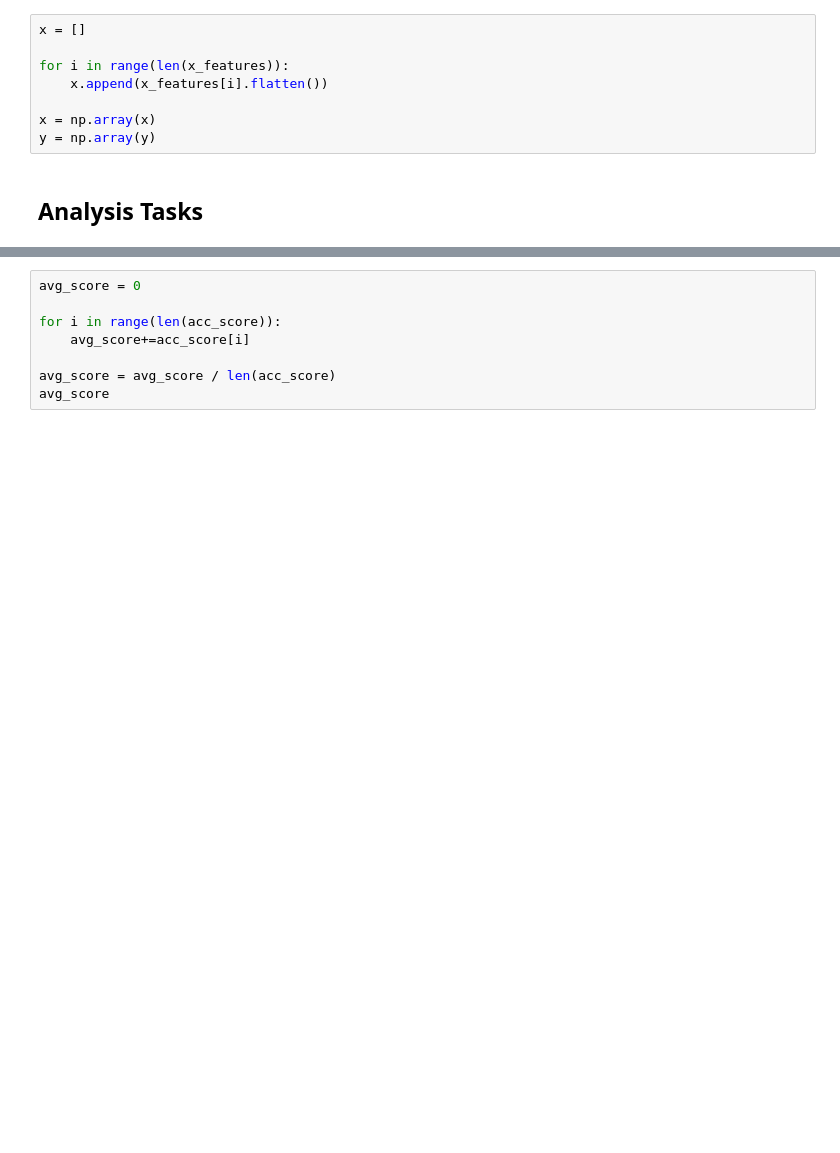
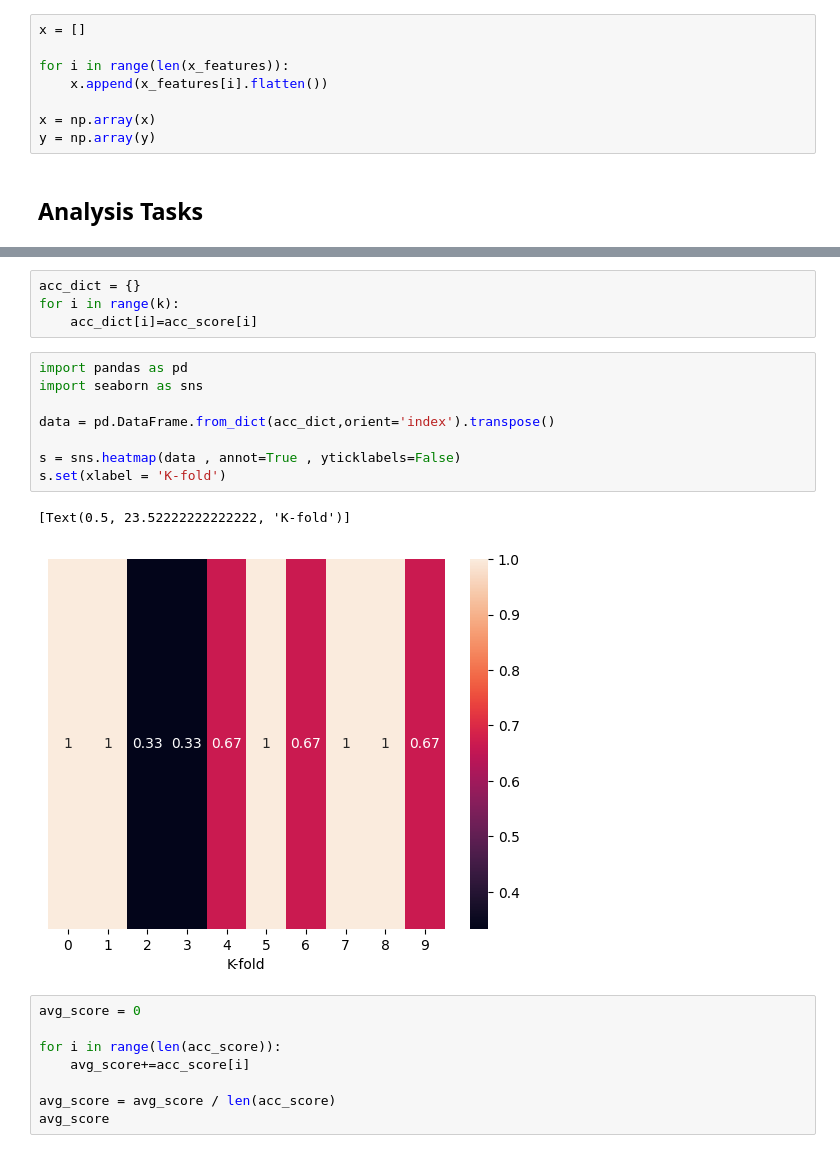
Before and after one commit to VaibhavdLights/PhysicalActionClassification, a Jupyter notebook: main.ipynb, the cells around one changed output, grey strips where cells are left out. Drawn from its saved outputs; the diff is of its cells as text; blank space fills up the shorter version.

```diff
--- a/main.ipynb
+++ b/main.ipynb
@@ -407,3 +426,18 @@ for i, (train_index, test_index) in enumerate(kf.split(x)):
+# %%
+acc_dict = {}
+for i in range(k):
+    acc_dict[i]=acc_score[i]
+# %%
+import pandas as pd
+import seaborn as sns
+
+data = pd.DataFrame.from_dict(acc_dict,orient='index').transpose()
+
+s = sns.heatmap(data , annot=True , yticklabels=False)
+s.set(xlabel = 'K-fold')
+# %% [output]
+[Text(0.5, 23.52222222222222, 'K-fold')]
+[figure, added]
 # %%
 avg_score = 0
 
```
Also changed, not shown: parts of 12 cells of this notebook.
